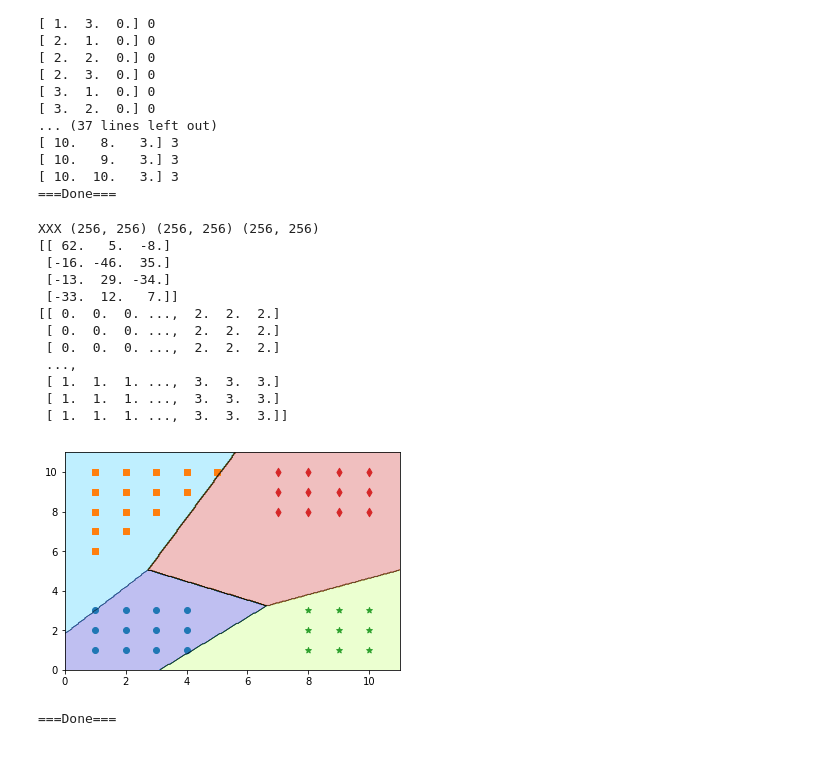
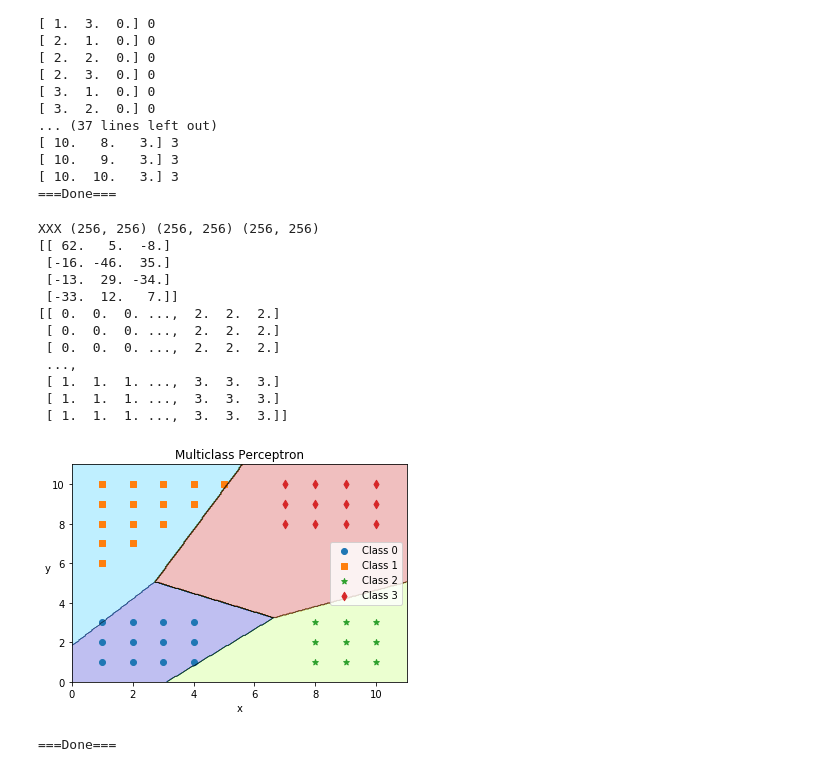
Before and after one commit to Semicolon42/UCSD_CSE, a Jupyter notebook: CSE250B hw7/CSE 250B - hw7.ipynb, the cells around one changed output. Saved outputs shown, nothing was run; the diff lists cells and outputs as text; code cells hidden in the pictures.

```diff
--- a/CSE250B hw7/CSE 250B - hw7.ipynb
+++ b/CSE250B hw7/CSE 250B - hw7.ipynb
@@ -99,33 +99,39 @@ x = np.linspace(0,11,n)
 y = np.linspace(0,11,n)
 X,Y = np.meshgrid(x,y)
 Z = np.zeros(X.shape)
 print "XXX",X.shape, Y.shape, Z.shape
 print W
 for iy in range(X.shape[0]):
     for ix in range(X.shape[1]):
         test = predict(W,X[iy,ix],Y[iy,ix])
         Z[iy][ix] = test
 
 print Z
 C1 = plt.contourf(X, Y, Z, alpha=.25, cmap='jet')
 C2 = plt.contour(X, Y, Z, colors='black', alpha=.5, linewidths=.5)
 
 for i in range(4):
-    plt.scatter(DATA[i][:,0],DATA[i][:,1], marker=shape[i])
+    plt.scatter(DATA[i][:,0],DATA[i][:,1], marker=shape[i], label="Class "+str(i))
+
+
+plt.title("Multiclass Perceptron")
+plt.xlabel("X")
+plt.ylabel("Y").set_rotation(0)
+plt.legend()
 plt.show()
 print "===Done==="
 # %% [output]
 XXX (256, 256) (256, 256) (256, 256)
 [[ 62.   5.  -8.]
  [-16. -46.  35.]
  [-13.  29. -34.]
  [-33.  12.   7.]]
 [[ 0.  0.  0. ...,  2.  2.  2.]
  [ 0.  0.  0. ...,  2.  2.  2.]
  [ 0.  0.  0. ...,  2.  2.  2.]
  ...,
  [ 1.  1.  1. ...,  3.  3.  3.]
  [ 1.  1.  1. ...,  3.  3.  3.]
  [ 1.  1.  1. ...,  3.  3.  3.]]
-[figure, old version]
+[figure, new version]
 ===Done===
```
Also changed, not shown: 2 other files.
